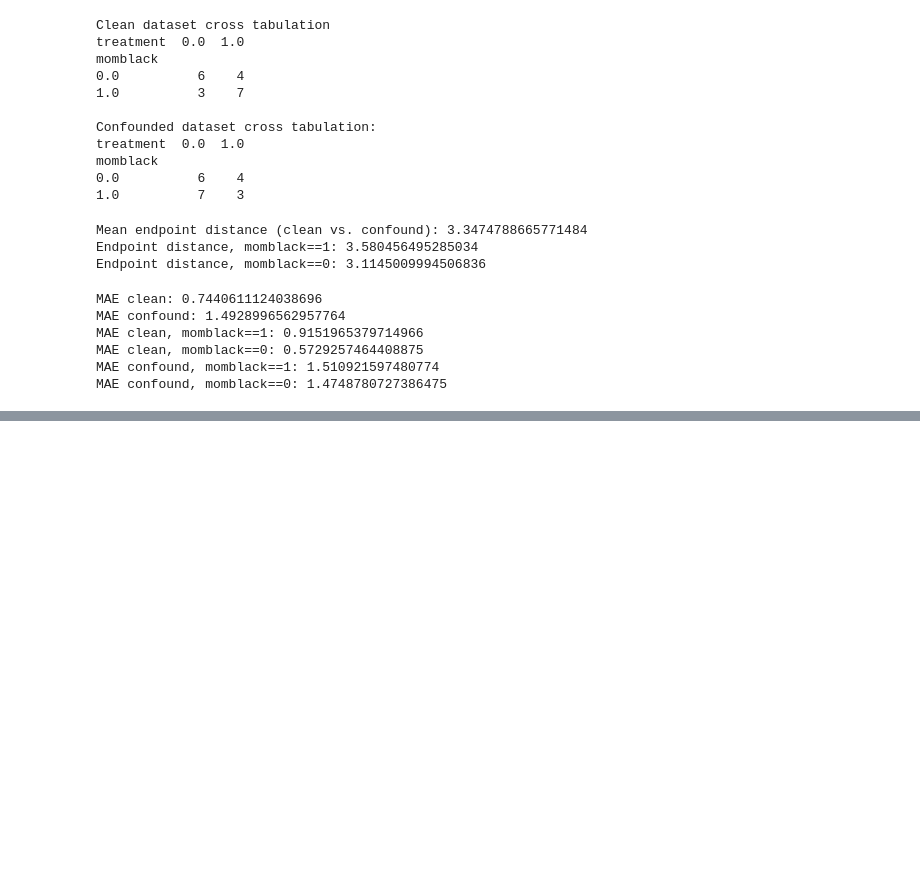
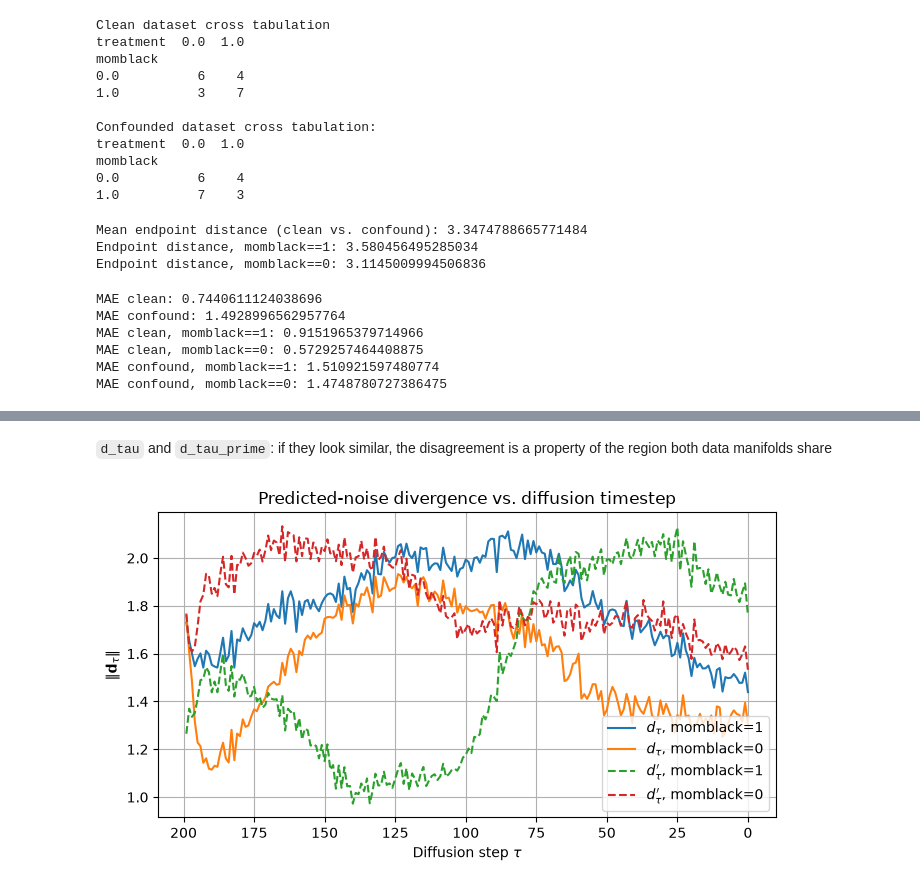
Before and after one commit to case547/diffusion-irregular-ehr, a Jupyter notebook: confounding_diffusion.ipynb, the cells around one changed output, grey strips where cells are left out. Drawn from its saved outputs; the diff is of its cells as text; code cells hidden in the pictures; blank space fills up the shorter version.

```diff
--- a/confounding_diffusion.ipynb
+++ b/confounding_diffusion.ipynb
@@ -191,0 +250,35 @@ MAE confound, momblack==0: 1.4748780727386475
+# %% [markdown]
+`d_tau` and `d_tau_prime`: if they look similar, the disagreement is a property of the region both data manifolds share
+# %%
+tau_axis = np.arange(cfg.diffusion.num_steps - 1, -1, -1)  # L-1 .. 0, matches trajectory order
+
+fig, ax = plt.subplots(figsize=(7, 4))
+ax.plot(
+    tau_axis, d_tau_norm[:, flipped_mask].mean(dim=1).numpy(), label=r"$d_\tau$, momblack=1"
+)
+ax.plot(
+    tau_axis, d_tau_norm[:, control_mask].mean(dim=1).numpy(), label=r"$d_\tau$, momblack=0"
+)
+ax.plot(
+    tau_axis,
+    d_tau_prime_norm[:, flipped_mask].mean(dim=1).numpy(),
+    "--",
+    label=r"$d_\tau'$, momblack=1",
+)
+ax.plot(
+    tau_axis,
+    d_tau_prime_norm[:, control_mask].mean(dim=1).numpy(),
+    "--",
+    label=r"$d_\tau'$, momblack=0",
+)
+ax.set_xlim(ax.get_xlim()[::-1])  # tau: L -> 0
+ax.set_xlabel(r"Diffusion step $\tau$")
+ax.set_ylabel(r"$\|\mathbf{d}_\tau\|$")
+ax.set_title("Predicted-noise divergence vs. diffusion timestep")
+ax.legend()
+ax.grid()
+fig.tight_layout()
+fig.savefig("images/confounding_divergence_vs_tau.png", dpi=150)
+plt.show()
+# %% [output]
+[figure, added]
```
Also changed, not shown: parts of 2 cells of this notebook, 2 other files.
